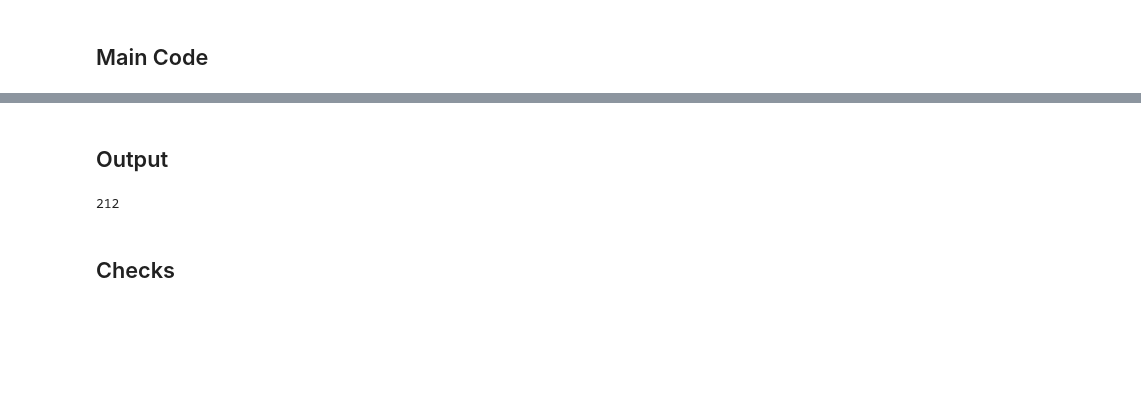
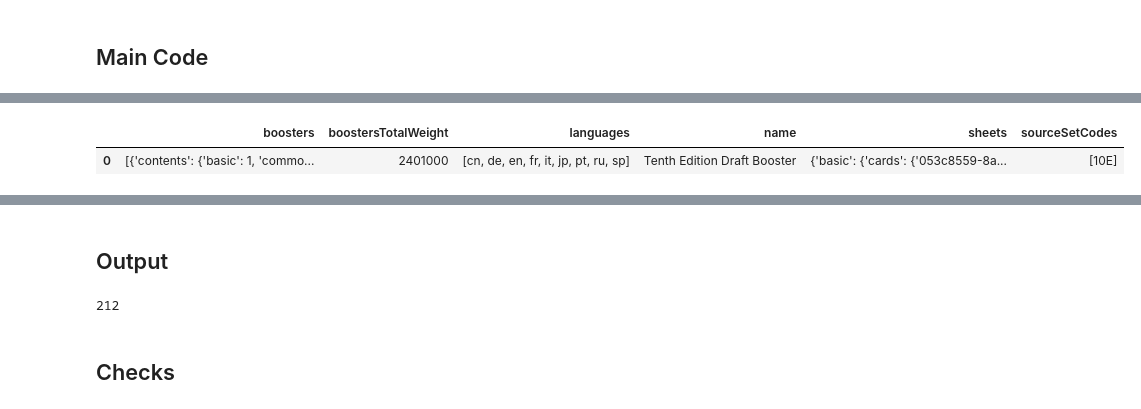
Before and after one commit to demonkeyfire/mtg-analysis-and-modelling, a Jupyter notebook: notebooks/all_printings.ipynb, the cells around one changed output, grey strips where cells are left out. Drawn from its saved outputs; the diff is of its cells as text; code cells hidden in the pictures; blank space fills up the shorter version.

```diff
--- a/notebooks/all_printings.ipynb
+++ b/notebooks/all_printings.ipynb
@@ -373,0 +356,6 @@ dict__all_printings['data']['10E']['booster']['draft']['name']
+# %%
+booster = pd.json_normalize(df__boosters[df__boosters['SET_CODE'] == '10E']['BOOSTER'].iloc[0], max_level=0)
+booster
+# %% [output]
+|  | boosters | boostersTotalWeight | languages | name | sheets | sourceSetCodes |
+| 0 | [{'contents': {'basic': 1, 'commo... | 2401000 | [cn, de, en, fr, it, jp, pt, ru, sp] | Tenth Edition Draft Booster | {'basic': {'cards': {'053c8559-8a... | [10E] |
```
Also changed, not shown: parts of 6 cells of this notebook.
